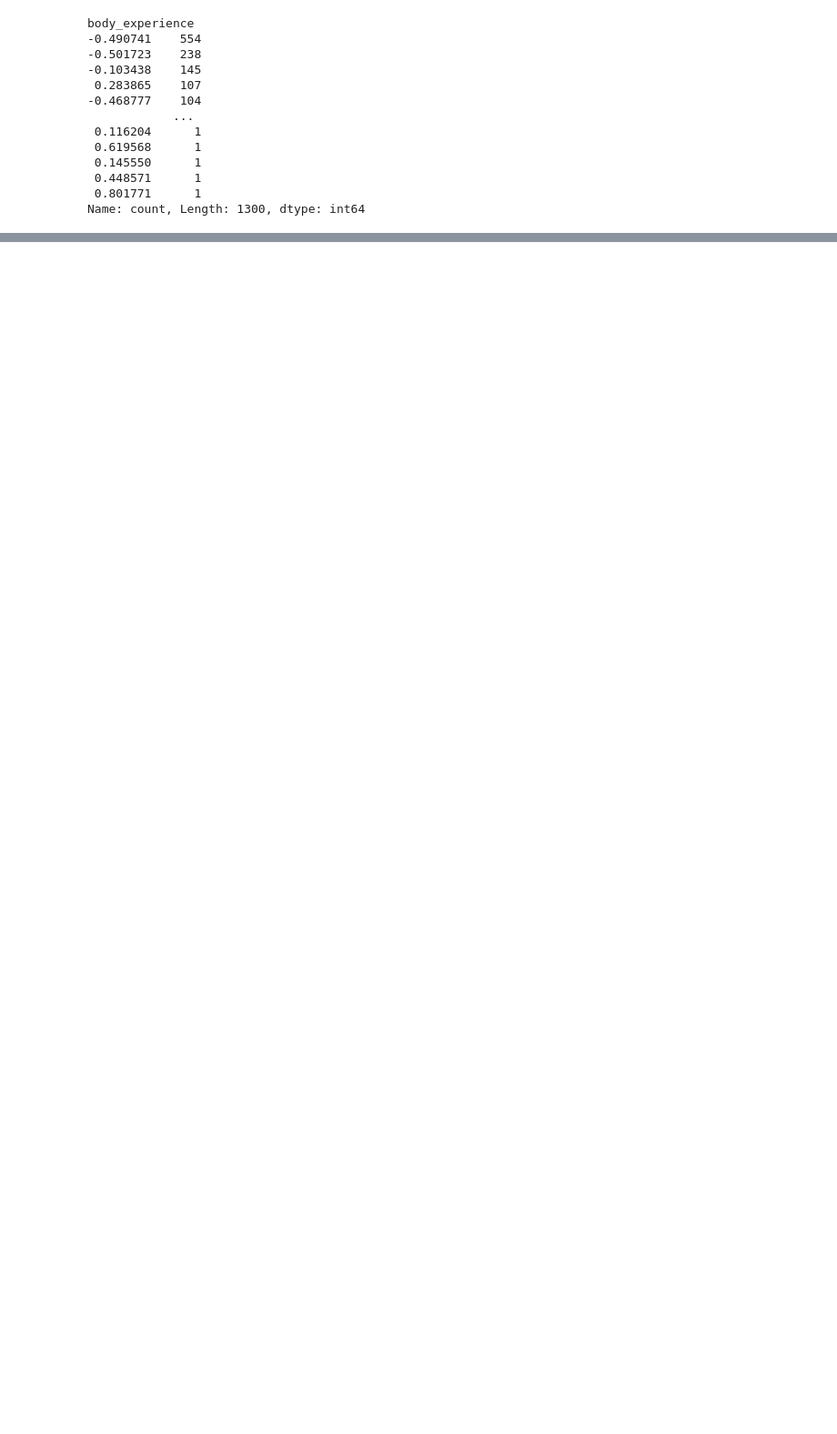
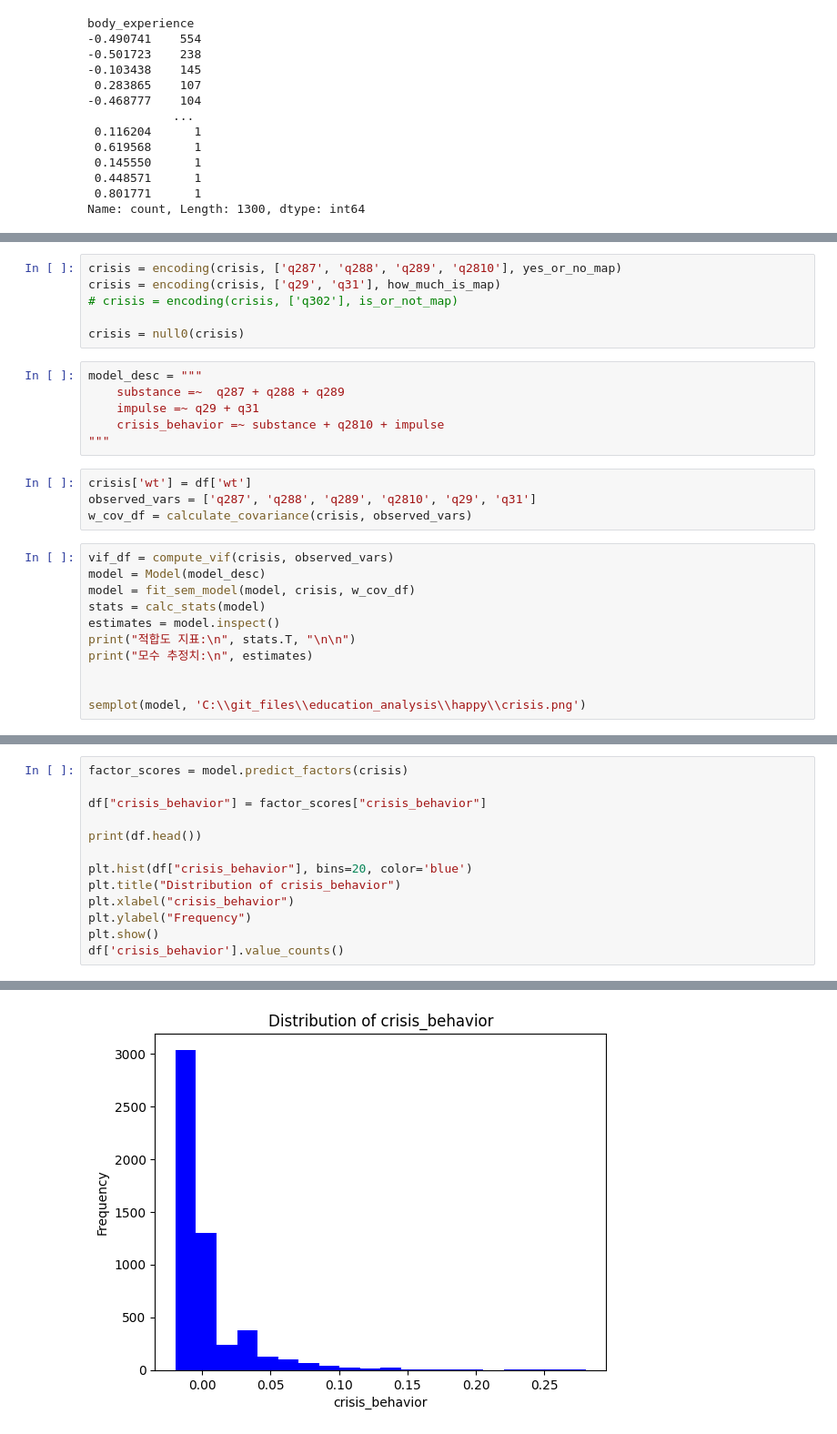
Before and after one commit to HyunsungRyu/education_analysis, a Jupyter notebook: happyindex.ipynb, the cells around one changed output, grey strips where cells are left out. Shown at 91% size. Drawn from its saved outputs; the diff is of its cells as text; blank space fills up the shorter version.

```diff
--- a/happyindex.ipynb
+++ b/happyindex.ipynb
@@ -976,0 +1069,27 @@ Name: count, Length: 1300, dtype: int64
+# %%
+crisis = encoding(crisis, ['q287', 'q288', 'q289', 'q2810'], yes_or_no_map)
+crisis = encoding(crisis, ['q29', 'q31'], how_much_is_map)
+# crisis = encoding(crisis, ['q302'], is_or_not_map)
+
+crisis = null0(crisis)
+# %%
+model_desc = """
+    substance =~  q287 + q288 + q289
+    impulse =~ q29 + q31
+    crisis_behavior =~ substance + q2810 + impulse
+"""
+# %%
+crisis['wt'] = df['wt']
+observed_vars = ['q287', 'q288', 'q289', 'q2810', 'q29', 'q31']
+w_cov_df = calculate_covariance(crisis, observed_vars)
+# %%
+vif_df = compute_vif(crisis, observed_vars)
+model = Model(model_desc)
+model = fit_sem_model(model, crisis, w_cov_df)
+stats = calc_stats(model)
+estimates = model.inspect()
+print("적합도 지표:\n", stats.T, "\n\n")
+print("모수 추정치:\n", estimates)
+
+
+semplot(model, 'C:\\git_files\\education_analysis\\happy\\crisis.png')
@@ -976,0 +1127,14 @@ Name: count, Length: 1300, dtype: int64
+# %%
+factor_scores = model.predict_factors(crisis)
+
+df["crisis_behavior"] = factor_scores["crisis_behavior"]
+
+print(df.head())
+
+plt.hist(df["crisis_behavior"], bins=20, color='blue')
+plt.title("Distribution of crisis_behavior")
+plt.xlabel("crisis_behavior")
+plt.ylabel("Frequency")
+plt.show()
+df['crisis_behavior'].value_counts()
+# %% [output]
@@ -976,0 +1158 @@ Name: count, Length: 1300, dtype: int64
+[figure, added]
```
Also changed, not shown: parts of 36 cells of this notebook, 27 other files.
